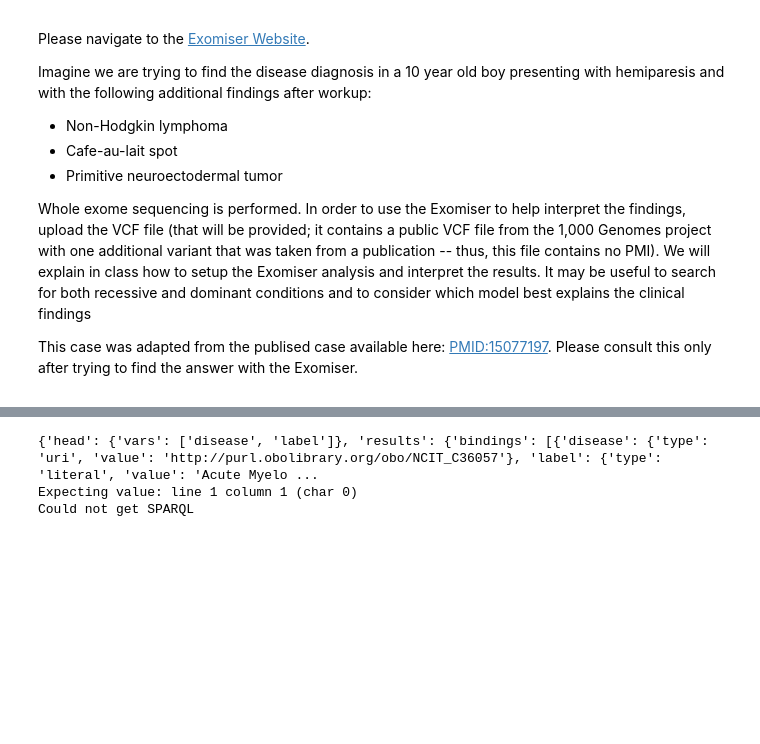
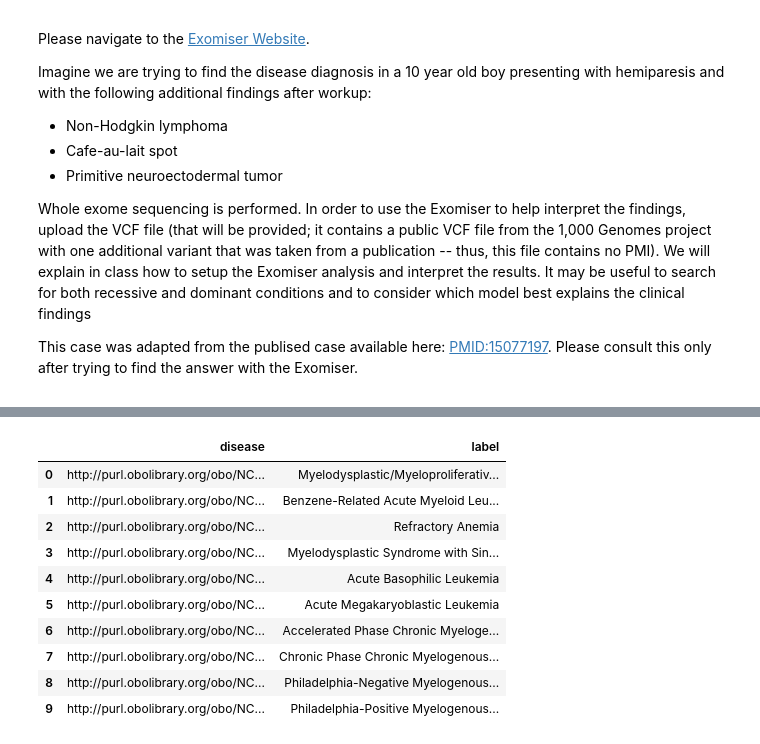
Before and after one commit to TheJacksonLaboratory/robinson-lab-notebooks, a Jupyter notebook: Linked_Data_Biolink.ipynb, the cells around one changed output, grey strips where cells are left out. Cells and saved outputs as stored; diff of their text form; code cells hidden in the pictures; blank space fills up the shorter version.

Commit message:
adding SPARQL

```diff
--- a/Linked_Data_Biolink.ipynb
+++ b/Linked_Data_Biolink.ipynb
@@ -241,29 +256,45 @@ from SPARQLWrapper import SPARQLWrapper2, JSON
 # %%
 sparql = SPARQLWrapper("https://stars-app.renci.org/ncitgraph/sparql")
 
 sparql.setQuery("""
     PREFIX rdfs: <http://www.w3.org/2000/01/rdf-schema#>
     PREFIX Disease_Has_Associated_Anatomic_Site: <http://purl.obolibrary.org/obo/NCIT_R100>
     PREFIX Bone_Marrow: <http://purl.obolibrary.org/obo/NCIT_C12431>
     SELECT DISTINCT ?disease ?label
     FROM <http://purl.obolibrary.org/obo/ncit.owl>
     FROM <http://purl.obolibrary.org/obo/ncit/ncit-property-graph-redundant.ttl>
     WHERE {
        ?disease Disease_Has_Associated_Anatomic_Site: Bone_Marrow: .
        ?disease rdfs:label ?label .
        }
+       LIMIT 10
 """)
+
 sparql.setReturnFormat(JSON)
-results = sparql.query()
-try:
-    #print(results.__dict__)
-    d = results.convert()
-    print(d)
-    results.print_results()
-except Exception as error:
-    print (error)
-    print("Could not get SPARQL")
+result = sparql.query()
+
+processed_results = json.load(result.response)
+cols = processed_results['head']['vars']
+
+out = []
+for row in processed_results['results']['bindings']:
+    item = []
+    for c in cols:
+        item.append(row.get(c, {}).get('value'))
+    out.append(item)
+
+df = pd.DataFrame(out, columns=cols)
+df
+#df.describe()
 # %% [output]
-{'head': {'vars': ['disease', 'label']}, 'results': {'bindings': [{'disease': {'type': 'uri', 'value': 'http://purl.obolibrary.org/obo/NCIT_C36057'}, 'label': {'type': 'literal', 'value': 'Acute Myelo ...
-Expecting value: line 1 column 1 (char 0)
-Could not get SPARQL
+|  | disease | label |
+| 0 | http://purl.obolibrary.org/obo/NC... | Myelodysplastic/Myeloproliferativ... |
+| 1 | http://purl.obolibrary.org/obo/NC... | Benzene-Related Acute Myeloid Leu... |
+| 2 | http://purl.obolibrary.org/obo/NC... | Refractory Anemia |
+| 3 | http://purl.obolibrary.org/obo/NC... | Myelodysplastic Syndrome with Sin... |
+| 4 | http://purl.obolibrary.org/obo/NC... | Acute Basophilic Leukemia |
+| 5 | http://purl.obolibrary.org/obo/NC... | Acute Megakaryoblastic Leukemia |
+| 6 | http://purl.obolibrary.org/obo/NC... | Accelerated Phase Chronic Myeloge... |
+| 7 | http://purl.obolibrary.org/obo/NC... | Chronic Phase Chronic Myelogenous... |
+| 8 | http://purl.obolibrary.org/obo/NC... | Philadelphia-Negative Myelogenous... |
+| 9 | http://purl.obolibrary.org/obo/NC... | Philadelphia-Positive Myelogenous... |
```
Also changed, not shown: parts of 14 cells of this notebook.
